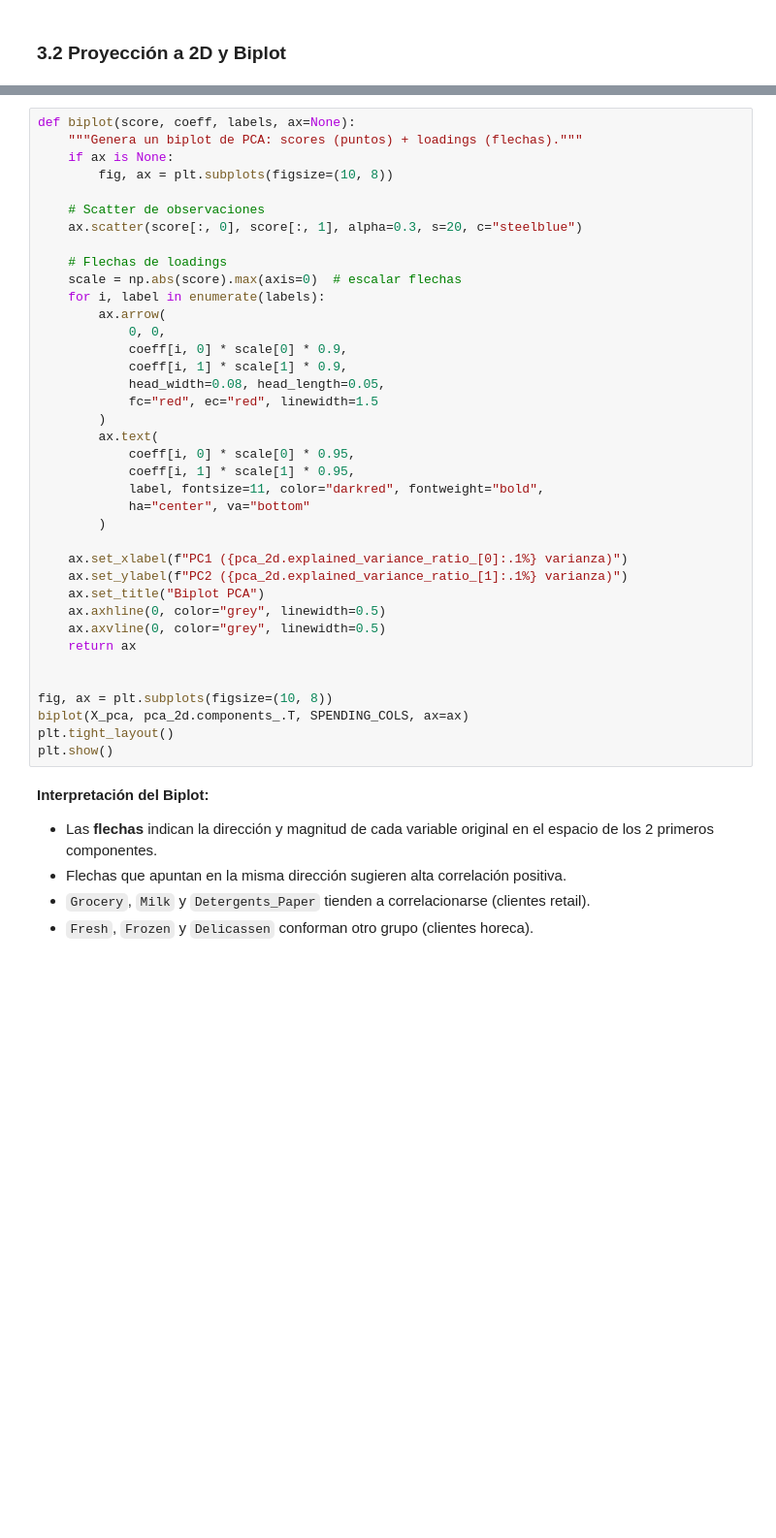
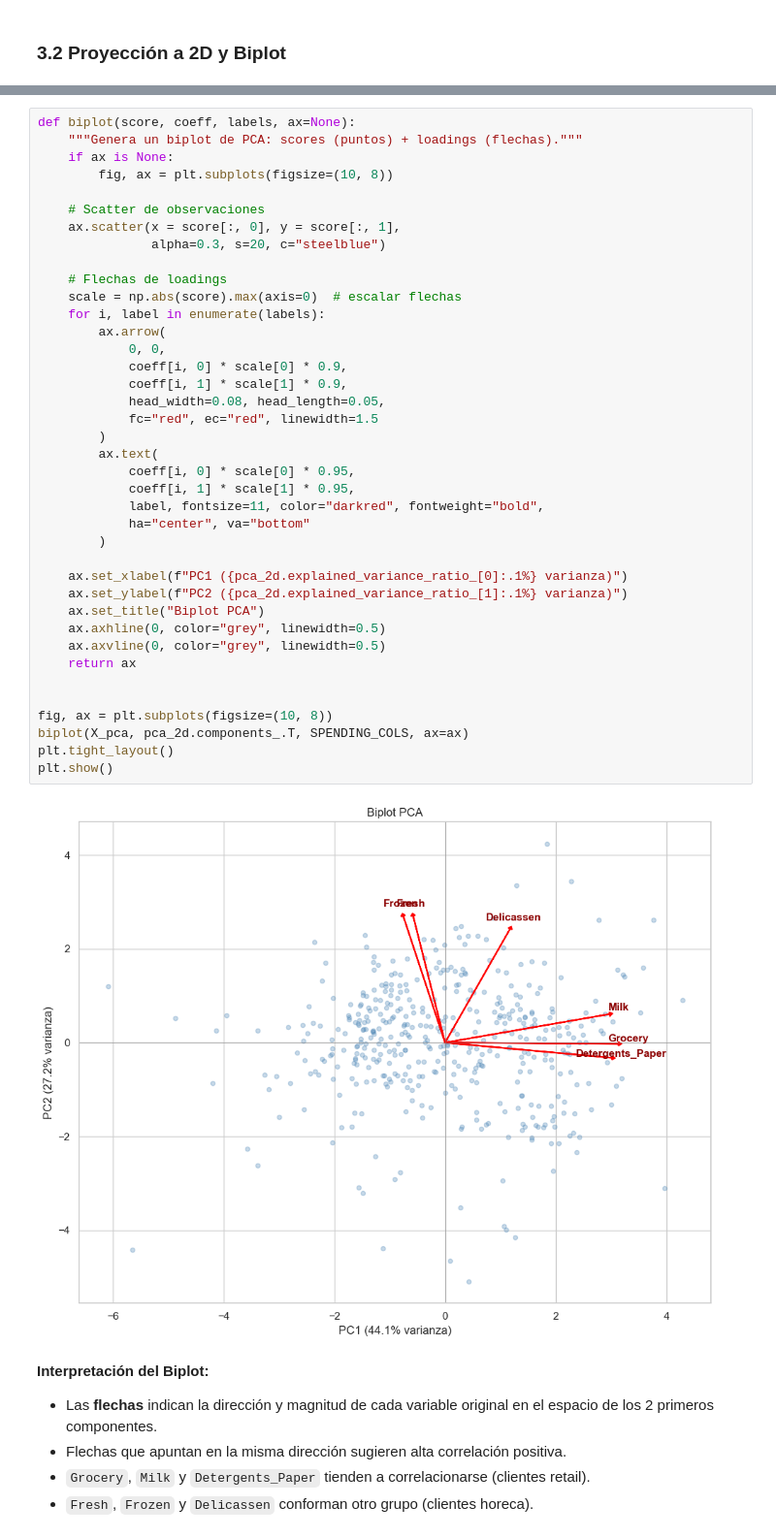
Before and after one commit to santineiraher/HE2_Consultor-a_IA_Responsable, a Jupyter notebook: Semana 06/scripts/HE2_segmentacion_clustering.ipynb, the cells around one changed output, grey strips where cells are left out. Shown at 97% size. Saved outputs shown, nothing was run; the diff lists cells and outputs as text; blank space fills up the shorter version.

```diff
--- a/Semana 06/scripts/HE2_segmentacion_clustering.ipynb
+++ b/Semana 06/scripts/HE2_segmentacion_clustering.ipynb
@@ -194,37 +298,40 @@ def biplot(score, coeff, labels, ax=None):
         fig, ax = plt.subplots(figsize=(10, 8))
 
     # Scatter de observaciones
-    ax.scatter(score[:, 0], score[:, 1], alpha=0.3, s=20, c="steelblue")
+    ax.scatter(x = score[:, 0], y = score[:, 1],
+               alpha=0.3, s=20, c="steelblue")
 
     # Flechas de loadings
     scale = np.abs(score).max(axis=0)  # escalar flechas
     for i, label in enumerate(labels):
         ax.arrow(
             0, 0,
             coeff[i, 0] * scale[0] * 0.9,
             coeff[i, 1] * scale[1] * 0.9,
             head_width=0.08, head_length=0.05,
             fc="red", ec="red", linewidth=1.5
         )
         ax.text(
             coeff[i, 0] * scale[0] * 0.95,
             coeff[i, 1] * scale[1] * 0.95,
             label, fontsize=11, color="darkred", fontweight="bold",
             ha="center", va="bottom"
         )
 
     ax.set_xlabel(f"PC1 ({pca_2d.explained_variance_ratio_[0]:.1%} varianza)")
     ax.set_ylabel(f"PC2 ({pca_2d.explained_variance_ratio_[1]:.1%} varianza)")
     ax.set_title("Biplot PCA")
     ax.axhline(0, color="grey", linewidth=0.5)
     ax.axvline(0, color="grey", linewidth=0.5)
     return ax
 
 
 fig, ax = plt.subplots(figsize=(10, 8))
 biplot(X_pca, pca_2d.components_.T, SPENDING_COLS, ax=ax)
 plt.tight_layout()
 plt.show()
+# %% [output]
+[figure, added]
 # %% [markdown]
 **Interpretación del Biplot:**
 - Las **flechas** indican la dirección y magnitud de cada variable original en el espacio de los 2 primeros componentes.
```
Also changed, not shown: parts of 47 cells of this notebook.
